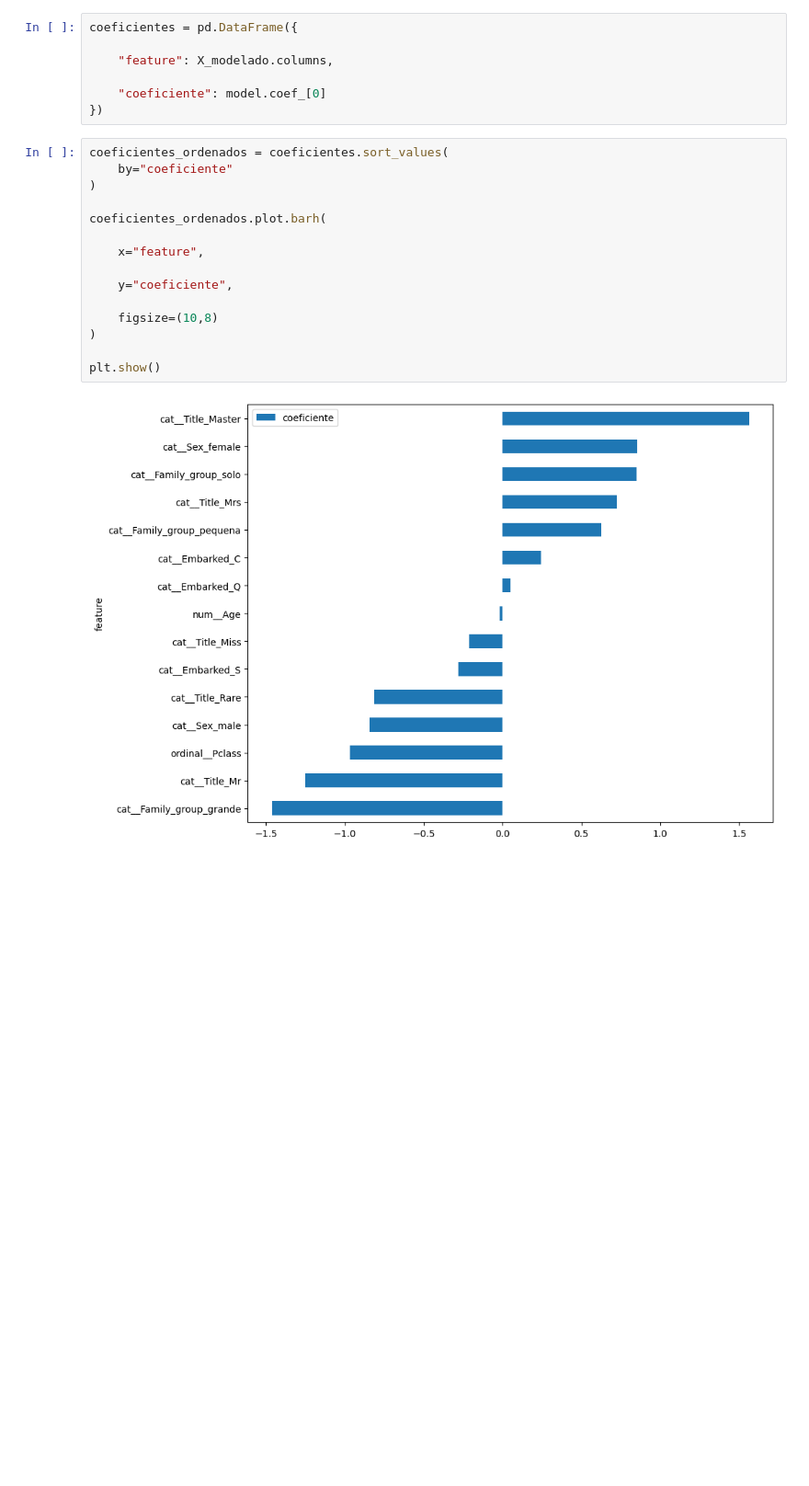
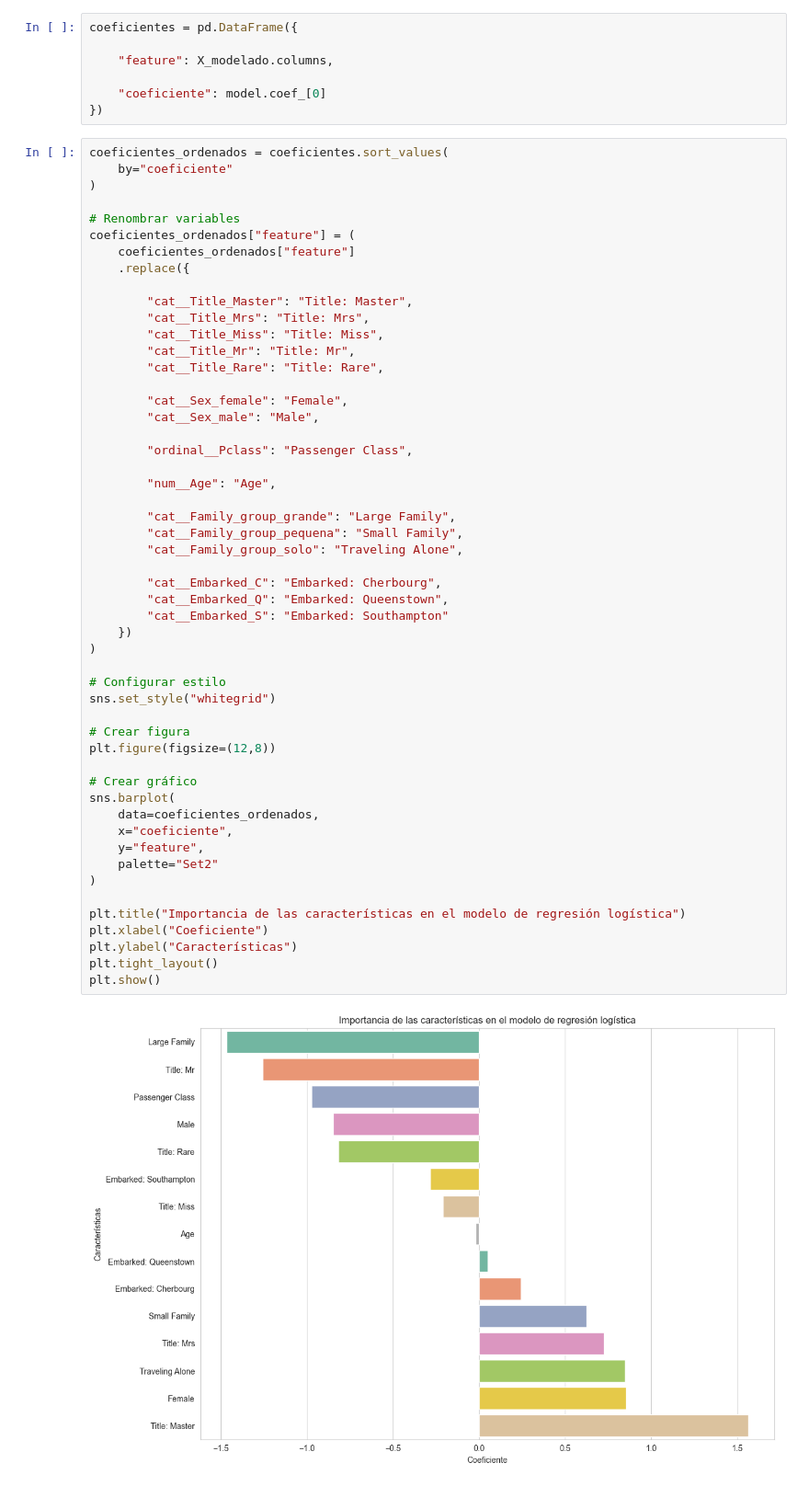
Before and after one commit to urcuninna/titanic_project, a Jupyter notebook: nootebooks/05_modeling.ipynb, the cells around one changed output. Shown at 92% size. Saved outputs shown, nothing was run; the diff lists cells and outputs as text; blank space fills up the shorter version.

```diff
--- a/nootebooks/05_modeling.ipynb
+++ b/nootebooks/05_modeling.ipynb
@@ -93,17 +94,54 @@ coeficientes = pd.DataFrame({
 # %%
 coeficientes_ordenados = coeficientes.sort_values(
     by="coeficiente"
 )
 
-coeficientes_ordenados.plot.barh(
+# Renombrar variables
+coeficientes_ordenados["feature"] = (
+    coeficientes_ordenados["feature"]
+    .replace({
 
-    x="feature",
+        "cat__Title_Master": "Title: Master",
+        "cat__Title_Mrs": "Title: Mrs",
+        "cat__Title_Miss": "Title: Miss",
+        "cat__Title_Mr": "Title: Mr",
+        "cat__Title_Rare": "Title: Rare",
 
-    y="coeficiente",
+        "cat__Sex_female": "Female",
+        "cat__Sex_male": "Male",
 
-    figsize=(10,8)
+        "ordinal__Pclass": "Passenger Class",
+
+        "num__Age": "Age",
+
+        "cat__Family_group_grande": "Large Family",
+        "cat__Family_group_pequena": "Small Family",
+        "cat__Family_group_solo": "Traveling Alone",
+
+        "cat__Embarked_C": "Embarked: Cherbourg",
+        "cat__Embarked_Q": "Embarked: Queenstown",
+        "cat__Embarked_S": "Embarked: Southampton"
+    })
 )
 
+# Configurar estilo
+sns.set_style("whitegrid")
+
+# Crear figura
+plt.figure(figsize=(12,8))
+
+# Crear gráfico
+sns.barplot(
+    data=coeficientes_ordenados,
+    x="coeficiente",
+    y="feature",
+    palette="Set2"
+)
+
+plt.title("Importancia de las características en el modelo de regresión logística")
+plt.xlabel("Coeficiente")
+plt.ylabel("Características")
+plt.tight_layout()
 plt.show()
 # %% [output]
-[figure, old version]
+[figure, new version]
```
Also changed, not shown: parts of 1 cell of this notebook, 5 other files.
